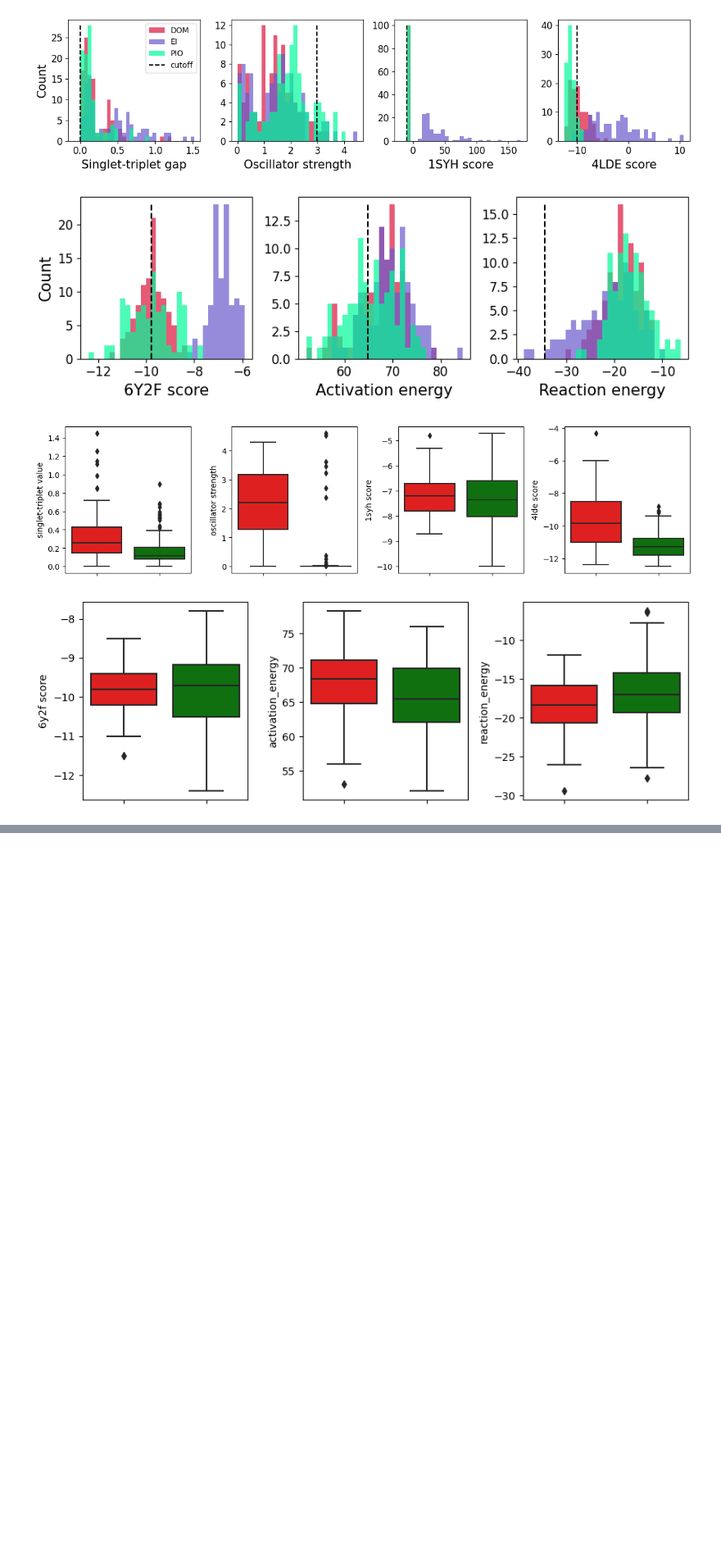
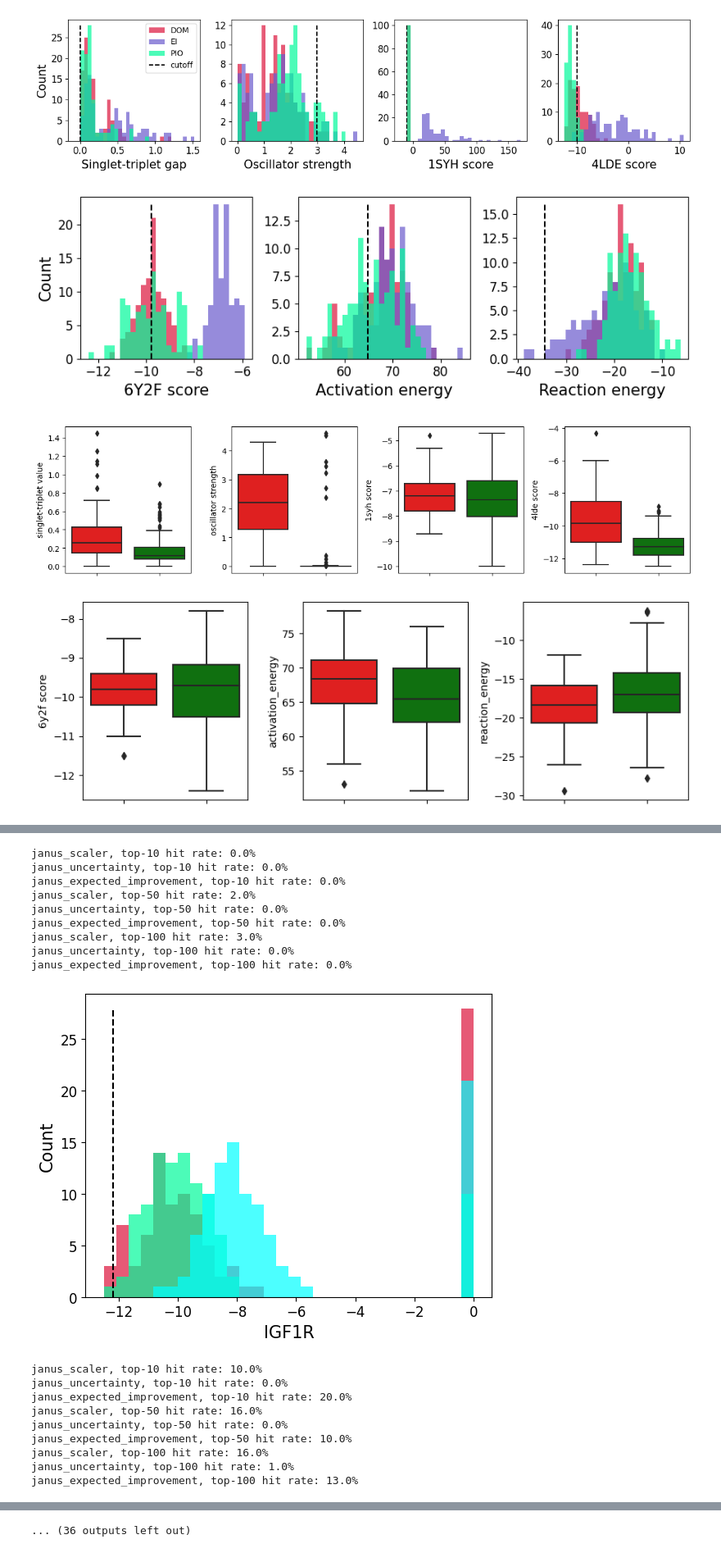
Before and after one commit to Lung-Yi/uncmoo, a Jupyter notebook: scripts_analyze/analyze_single_objective.ipynb, the cells around one changed output, grey strips where cells are left out. Shown at 82% size. Saved outputs shown, nothing was run; the diff lists cells and outputs as text; code cells hidden in the pictures; blank space fills up the shorter version.

```diff
--- a/scripts_analyze/analyze_single_objective.ipynb
+++ b/scripts_analyze/analyze_single_objective.ipynb
@@ -49,7 +49,12 @@ def sample_data(sub_dir_name, target, cache_dict, num_fold, root_dir, sample_num
         for smiles in all_smiles_list:
             scores = cache_dict.get(smiles)
             if scores:
-                if abs(scores[0]) != 10000:
+                if type(scores) in [float, int]:
+                    if scores != 10000:
+                        score = float(scores)
+                    else:
+                        score = float("nan")
+                elif abs(scores[0]) != 10000:
                     scores = list(scores)
                     score = scores[objective_index]
                 else:
@@ -124,7 +129,8 @@ def compute_precision(data_dict, method_list, target, objective, cutoff, cache_d
 def compute_hit_rate(benchmark_dict, method_list, cutoff, target, objective, top_list=[10,50,100]):
     for top_num in top_list:
         for method in method_list:
-            sub_data = benchmark_dict[method].dropna()[:top_num]
+            # sub_data = benchmark_dict[method].dropna()[:top_num]
+            sub_data = benchmark_dict[method].fillna(0)[:top_num]
             if objective == "maximize":
                 found = len(sub_data[sub_data[target] >= cutoff])
             elif objective == "minimize":
@@ -136,18 +142,21 @@ def create_pd_plot(benchmark_dict, sub_dir_name, color_dict, target, objective,
                     "singlet-triplet value":"Singlet-triplet gap", "oscillator strength":"Oscillator strength",
                     "abs_diff_vee":"Abs. diff.of VEE",
                     "activation_energy":"Activation energy", "reaction_energy":"Reaction energy"}
+    xlabel_name = target_name_dict.get(target, target)
     max_y = 0
     if oneplot:
         plt.figure()
-    values = [benchmark_dict[sub_dir].dropna()[:sample_num][target] for sub_dir in sub_dir_name]
+    # values = [benchmark_dict[sub_dir].dropna()[:sample_num][target] for sub_dir in sub_dir_name]
+    values = [benchmark_dict[sub_dir].fillna(0)[:sample_num][target] for sub_dir in sub_dir_name]
     for sub_dir in sub_dir_name:
         # Plot the histogram
         color = color_dict[sub_dir]
         bins = np.histogram(np.hstack(values), bins=bins)[1]
-        y, x, _ = plt.hist(benchmark_dict[sub_dir].dropna()[:sample_num][target],bins=bins,density=False,alpha=0.7,color=color,label=sub_dir)
+        # y, x, _ = plt.hist(benchmark_dict[sub_dir].dropna()[:sample_num][target],bins=bins,density=False,alpha=0.7,color=color,label=sub_dir)
+        y, x, _ = plt.hist(benchmark_dict[sub_dir].fillna(0)[:sample_num][target],bins=bins,density=False,alpha=0.7,color=color,label=sub_dir)
         max_y = max(max(y), max_y)
     # plt.xlabel(target +"\n("+objective+")", fontsize=14)
-    plt.xlabel(target_name_dict[target], fontsize=15)
+    plt.xlabel(xlabel_name, fontsize=15)
     plt.plot([cutoff, cutoff], [0, max_y], linestyle='--', color='black', label='cutoff')
     plt.xticks(fontsize=12)
     plt.yticks(fontsize=12)
@@ -733,0 +745,59 @@ plt.show()
+# %%
+num_samples_in_each_fold = 20
+
+data_set = "dockstring"
+data_path = "../dockstring/dockstring-dataset.csv"
+objective_index = 1
+objective = "minimize"
+sub_dir_name = ["janus_scaler", "original data", "janus_uncertainty", "janus_expected_improvement"]
+# color_dict = {"original data": "black", "janus_scaler":"red", "janus_uncertainty":"green", "janus_expected_improvement":"cyan"}
+color_dict = {"original data": "black", "janus_scaler":"crimson", "janus_uncertainty":"mediumspringgreen", "janus_expected_improvement":"cyan"}
+num_fold = 15
+overall_benchmark_dict = {}
+# high quality datasets
+target_cutoffs = {'IGF1R': -12.2, 'JAK2': -13.7, 'KIT': -12.9, 'LCK': -13.6,
+                  'MAPK14': -12.8, 'MAPKAPK2': -13.1, 'MET': -13.4, 'PTK2': -13.3,
+                  'PTPN1': -12.5, 'SRC': -13.8, 'HSD11B1': -13.2, 'PARP1': -15.3,
+                  'PDE5A': -15.2, 'PTGS2': -13.9, 'ESR1': -12.9, 'ESR2': -12.3,
+                  'NR3C1': -13.3, 'PGR': -13.0, 'PPARA': -14.0, 'PPARD': -14.7,
+                  'PPARG': -13.4, 'ADAM17': -13.3, 'F10': -12.9, 'F2': -12.2}
+os.makedirs("figures/dockstring", exist_ok=True)
+
+for i, (target, cutoff) in enumerate(target_cutoffs.items()):
+    save_path = f"figures/dockstring/{str(i+1).zfill(2)}_{target}.svg"
+    save_path_2 = f"figures/dockstring/{str(i+1).zfill(2)}_{target}_ei.svg"
+    root_dir = f"../RESULTS/dockstring/{target}"
+    cache_dict_path = "../RESULTS/dockstring/{}/cal_dict.pkl".format(target)
+    with open(cache_dict_path, "rb") as f:
+        cache_dict = pickle.load(f)
+
+    data = pd.read_csv(data_path)
+    benchmark_dict = sample_data(sub_dir_name, target, cache_dict, num_fold, root_dir, -1, objective_index)
+    benchmark_dict.update({"original data": data[["smiles", target]]})
+    overall_benchmark_dict.update({target: benchmark_dict})
+
+    method_list = ["janus_scaler", "janus_uncertainty", "janus_expected_improvement"]
+    compute_hit_rate(benchmark_dict, method_list, cutoff, target, objective, top_list=[10,50,100])
+    # create_1dplot(benchmark_dict, sub_dir_name, target, color_dict)
+    # create_pd_plot(benchmark_dict, ["janus_scaler", "janus_uncertainty"], color_dict, target, objective, cutoff, save_path=save_path)
+    create_pd_plot(benchmark_dict, ["janus_scaler", "janus_uncertainty", "janus_expected_improvement"], color_dict, target, objective, cutoff, save_path=save_path_2)
+# %% [output]
+janus_scaler, top-10 hit rate: 0.0%
+janus_uncertainty, top-10 hit rate: 0.0%
+janus_expected_improvement, top-10 hit rate: 0.0%
+janus_scaler, top-50 hit rate: 2.0%
+janus_uncertainty, top-50 hit rate: 0.0%
+janus_expected_improvement, top-50 hit rate: 0.0%
+janus_scaler, top-100 hit rate: 3.0%
+janus_uncertainty, top-100 hit rate: 0.0%
+janus_expected_improvement, top-100 hit rate: 0.0%
+[figure, added]
+janus_scaler, top-10 hit rate: 10.0%
+janus_uncertainty, top-10 hit rate: 0.0%
+janus_expected_improvement, top-10 hit rate: 20.0%
+janus_scaler, top-50 hit rate: 16.0%
+janus_uncertainty, top-50 hit rate: 0.0%
+janus_expected_improvement, top-50 hit rate: 10.0%
+janus_scaler, top-100 hit rate: 16.0%
+janus_uncertainty, top-100 hit rate: 1.0%
+janus_expected_improvement, top-100 hit rate: 13.0%
@@ -733,0 +845 @@ plt.show()
+... (36 outputs left out)
```
Also changed, not shown: parts of 3 cells of this notebook, 11 other files.
